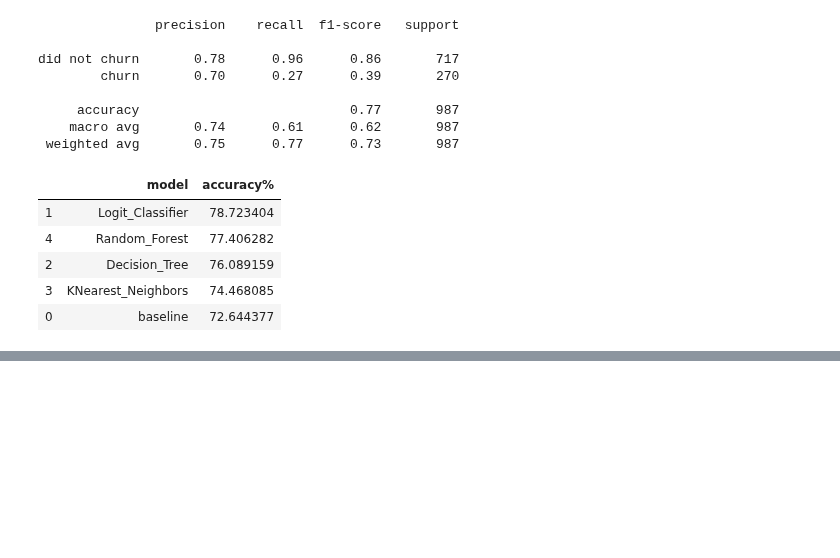
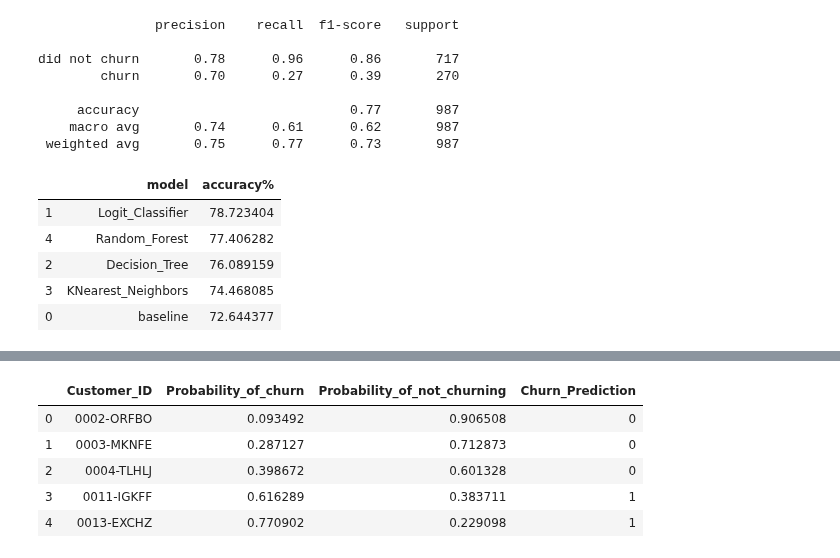
Before and after one commit to Corn-Shipps/predicting_telco_churn, a Jupyter notebook: predicting_telco_churn_final_report.ipynb, the cells around one changed output, grey strips where cells are left out. Drawn from its saved outputs; the diff is of its cells as text; code cells hidden in the pictures; blank space fills up the shorter version.

```diff
--- a/predicting_telco_churn_final_report.ipynb
+++ b/predicting_telco_churn_final_report.ipynb
@@ -729,0 +735,14 @@ __Based on accuracy__, the best model generated was Logit Classifier.
+# %%
+# Define X, X_train, y_train variables
+X = df[['contract_type_id', 'senior_citizen',  'tenure_3_or_less', 'monthly_charges_scaled', 'payment_type_id']]
+# %%
+# Make predictions and prediction probabilities
+y_pred_proba = logit.predict_proba(X)
+
+y_pred_logit = logit.predict(X)
+# %%
+predictions = pd.DataFrame(
+    {'Customer_ID': df.customer_id,
+    'Probability_of_churn': y_pred_proba[:,1],
+    'Probability_of_not_churning': y_pred_proba[:,0],
+    'Churn_Prediction': y_pred_logit})
@@ -729,0 +751,9 @@ __Based on accuracy__, the best model generated was Logit Classifier.
+# %%
+predictions.head()
+# %% [output]
+|  | Customer_ID | Probability_of_churn | Probability_of_not_churning | Churn_Prediction |
+| 0 | 0002-ORFBO | 0.093492 | 0.906508 | 0 |
+| 1 | 0003-MKNFE | 0.287127 | 0.712873 | 0 |
+| 2 | 0004-TLHLJ | 0.398672 | 0.601328 | 0 |
+| 3 | 0011-IGKFF | 0.616289 | 0.383711 | 1 |
+| 4 | 0013-EXCHZ | 0.770902 | 0.229098 | 1 |
```
Also changed, not shown: parts of 3 cells of this notebook.
